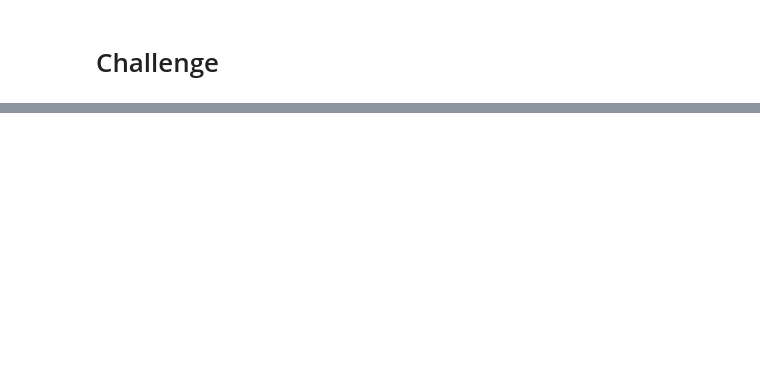
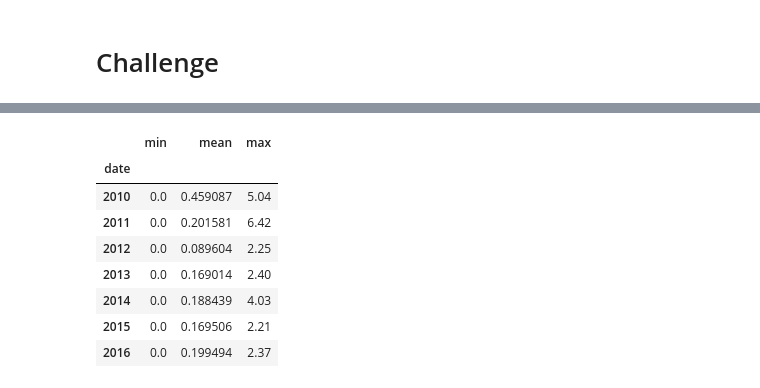
Before and after one commit to TaishiMatsuda/surfs_up, a Jupyter notebook: climate_analysis.ipynb, the cells around one changed output, grey strips where cells are left out. Cells and saved outputs as stored; diff of their text form; code cells hidden in the pictures; blank space fills up the shorter version.

```diff
--- a/climate_analysis.ipynb
+++ b/climate_analysis.ipynb
@@ -121,0 +204,13 @@ Enter End date in YYYY-MM-DD format 2017-02-28
+# %%
+# Min, average & max precipitation in December for each year
+dec_df.groupby(dec_df['date'].dt.year)['prcp'].agg(['min', 'mean', 'max'])
+# %% [output]
+|  | min | mean | max |
+| date |  |  |  |
+| 2010 | 0.0 | 0.459087 | 5.04 |
+| 2011 | 0.0 | 0.201581 | 6.42 |
+| 2012 | 0.0 | 0.089604 | 2.25 |
+| 2013 | 0.0 | 0.169014 | 2.40 |
+| 2014 | 0.0 | 0.188439 | 4.03 |
+| 2015 | 0.0 | 0.169506 | 2.21 |
+| 2016 | 0.0 | 0.199494 | 2.37 |
```
Also changed, not shown: parts of 7 cells of this notebook, 2 other files.
